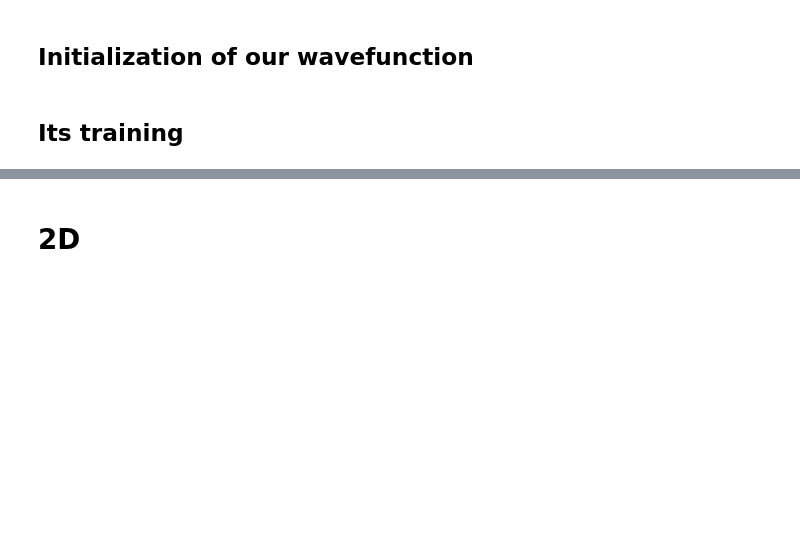
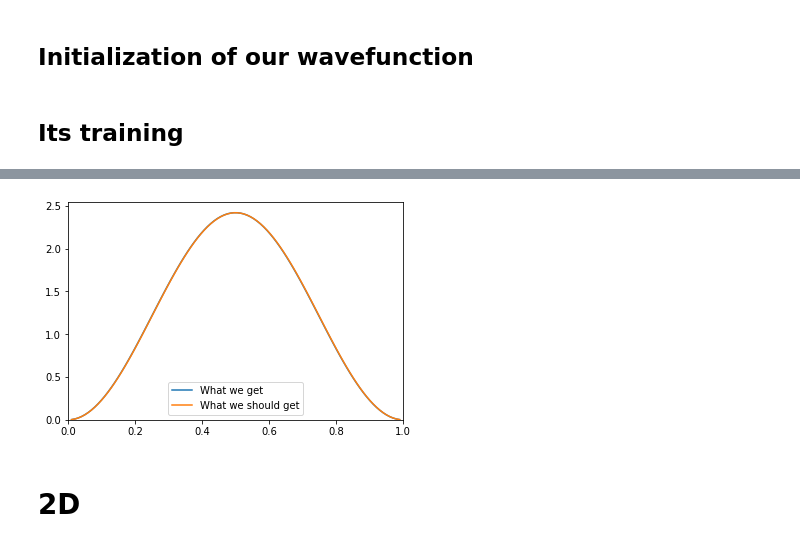
Before and after one commit to MrKozelberg/wavefunction_perceptron, a Jupyter notebook: spectrum_laplace_operator.ipynb, the cells around one changed output, grey strips where cells are left out. Cells and saved outputs as stored; diff of their text form; code cells hidden in the pictures; blank space fills up the shorter version.

```diff
--- a/spectrum_laplace_operator.ipynb
+++ b/spectrum_laplace_operator.ipynb
@@ -255,3 +255,7 @@ Residual: 7.8845E-07 [ 1000 /  1000]
+# %%
+plot_compar_1d(wf)
+# %% [output]
+[figure, added]
 # %% [markdown]
 # 2D
 # %%
```
Also changed, not shown: parts of 4 cells of this notebook.
